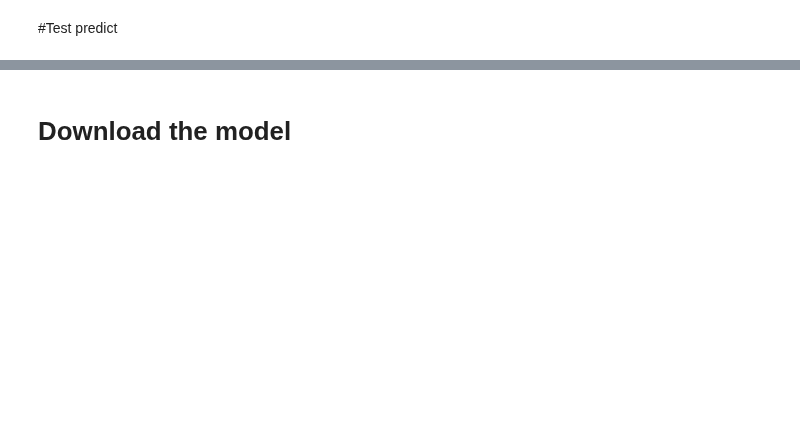
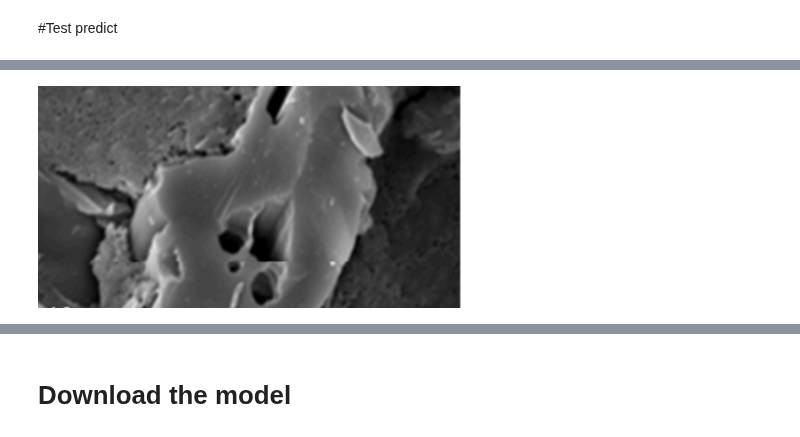
Before and after one commit to kittikhun62/efficientnet_keras_transfer_learning, a Jupyter notebook: project.ipynb, the cells around one changed output, grey strips where cells are left out. Saved outputs shown, nothing was run; the diff lists cells and outputs as text; code cells hidden in the pictures; blank space fills up the shorter version.

```diff
--- a/project.ipynb
+++ b/project.ipynb
@@ -694,3 +565,7 @@ for i in clases:
+# %%
+Image(filename=img1)
+# %% [output]
+[figure, added]
 # %%
 result
 # %% [output]
```
Also changed, not shown: parts of 29 cells of this notebook.
